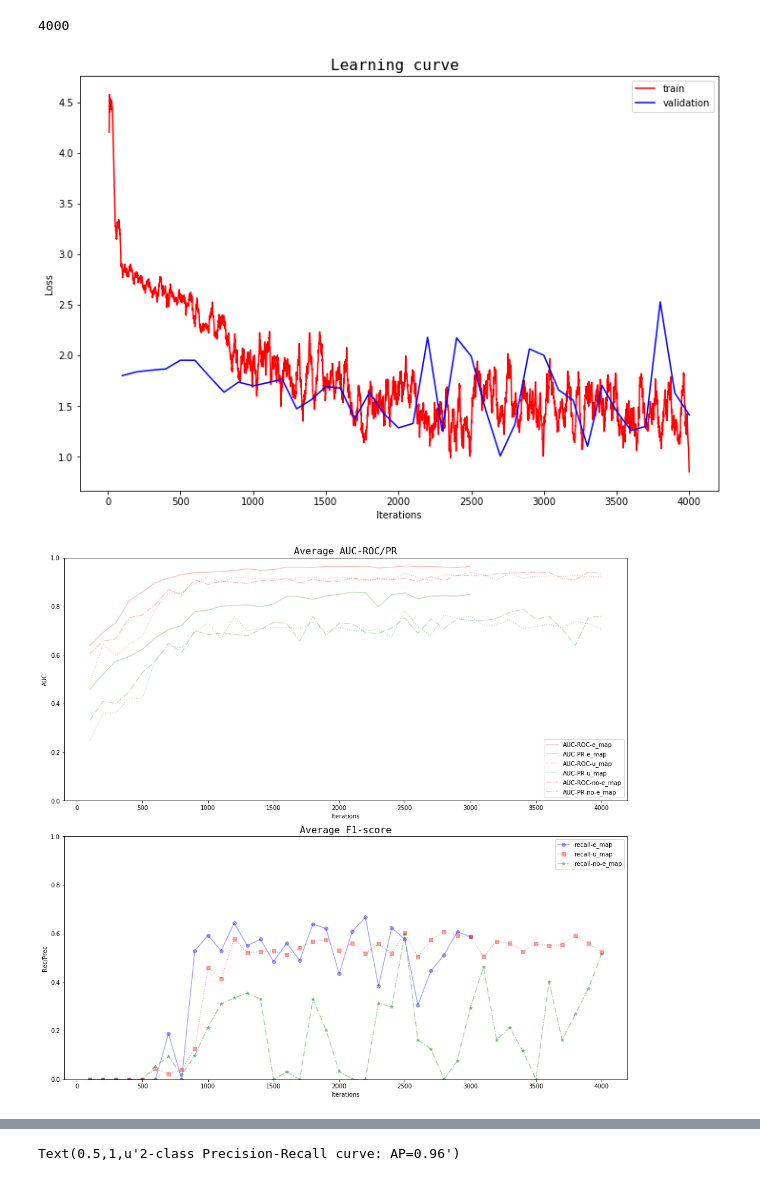
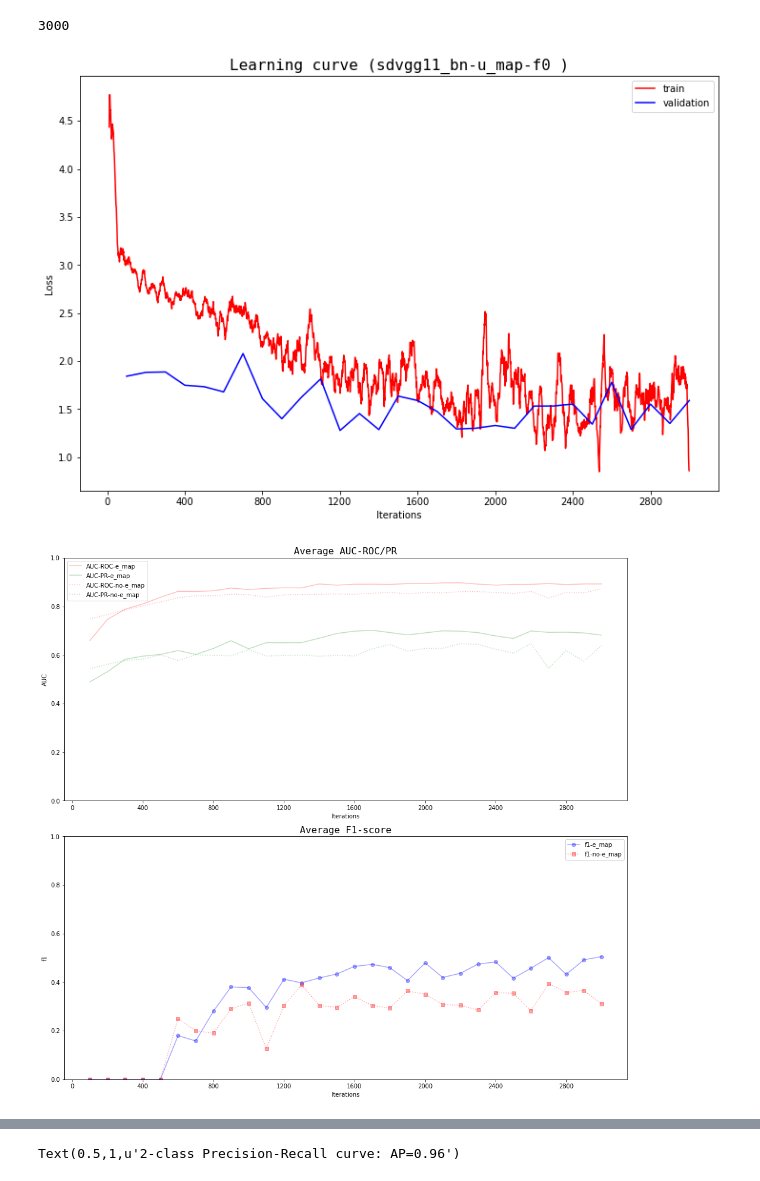
Before and after one commit to toologicbv/dcnn_acdc, a Jupyter notebook: notebooks/test_slice_detector.ipynb, the cells around one changed output, grey strips where cells are left out. Saved outputs shown, nothing was run; the diff lists cells and outputs as text; code cells hidden in the pictures.

Commit message:
(1) fixed computation of miscalibration plots; (2) changed classification metric plots

```diff
--- a/notebooks/test_slice_detector.ipynb
+++ b/notebooks/test_slice_detector.ipynb
@@ -136,0 +50,34 @@ Model name: sdvgg11_bn-e_map-f0
+# %%
+# Constants aka fixed variables
+ROOT_DIR = "/home/jorg/repository/dcnn_acdc"
+
+# set seeds
+SEED = 4325
+torch.manual_seed(SEED)
+torch.cuda.manual_seed(SEED)
+torch.backends.cudnn.enabled = True
+torch.backends.cudnn.deterministic = True
+np.random.seed(SEED)
+
+# Load our baseline
+seg_exper_ensemble = ExperHandlerEnsemble(sd_config.exper_dict_brier)
+
+# IMPORTANT - THE FOLD WE'RE USING FOR TESTING.
+TEST_FOLD = 0
+
+exp_hdl_emap_dict, exp_hdl_no_emap_dict, exp_hdl_umap_dict, exp_hdl_no_umap_dict = \
+    get_experiment_handlers(ROOT_DIR, load_fold_id=TEST_FOLD, seg_exper_ensemble=seg_exper_ensemble)
+
+expers = []
+if len(exp_hdl_emap_dict) >= 1:
+    exp_hdl_emap = exp_hdl_emap_dict.values()[0]
+    expers.append(exp_hdl_emap.exper)
+if len(exp_hdl_no_emap_dict) >= 1:
+    exp_hdl_no_emap = exp_hdl_no_emap_dict.values()[0]
+    expers.append(exp_hdl_no_emap.exper)
+if len(exp_hdl_umap_dict) >= 1:
+    exp_hdl_umap = exp_hdl_umap_dict.values()[0]
+    expers.append(exp_hdl_umap.exper)
+if len(exp_hdl_no_umap_dict) >= 1:
+    exp_hdl_no_umap = exp_hdl_no_umap_dict.values()[0]
+    expers.append(exp_hdl_no_umap.exper)
@@ -137,15 +102,16 @@ Model name: sdvgg11_bn-e_map-f0
 # %%
 from plotting.learning_curves import loss_plot
+# exp_hdl_emap, exp_hdl_no_emap, exp_hdl_umap, exp_hdl_no_umap
 
-loss_plot(exper_hdl_emaps.exper, height=8, width=12, save=False, show=True, validation=True,
+loss_plot(exp_hdl_umap, height=8, width=12, save=False, show=True, validation=True,
               log_scale=False, do_average=True, window_size=25, epoch_range=None)
 # %% [output]
-4000
+3000
-[figure, old version]
+[figure, new version]
 # %%
 from plotting.dslices.classification_metrics import average_auc
-expers = [exper_hdl_emaps.exper, exper_hdl_umaps.exper, exper_hdl_nomaps.exper] #
+ #
 average_auc(expers, fig_name=None, height=14, width=14, save=False, show=True)
 # %% [output]
-[figure, old version]
+[figure, new version]
 # %%
```
Also changed, not shown: parts of 6 cells of this notebook, 8 other files.
